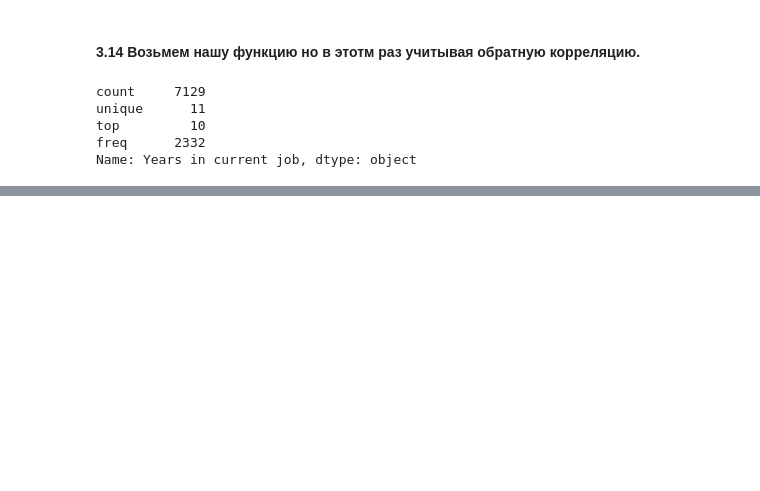
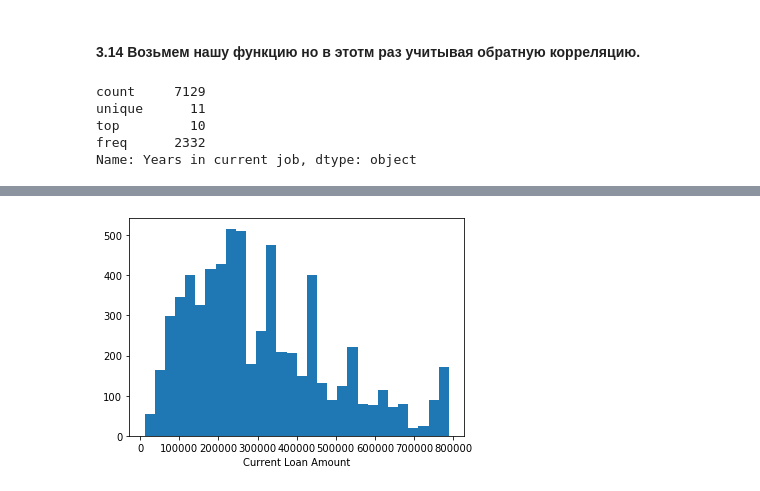
Before and after one commit to dv4silj3v/AI_Course_Q3_C3, a Jupyter notebook: DVasilyev_solution.ipynb, the cells around one changed output, grey strips where cells are left out. Saved outputs shown, nothing was run; the diff lists cells and outputs as text; code cells hidden in the pictures; blank space fills up the shorter version.

```diff
--- a/DVasilyev_solution.ipynb
+++ b/DVasilyev_solution.ipynb
@@ -461,5 +478,5 @@ plt.hist(df['Credit Score'], bins=30);
 # %%
-df.loc[df['Credit Score'].isna(), 'Credit Score'] = df['Credit Score'].mean(skipna = True)
+df.loc[df['Credit Score'].isna(), 'Credit Score'] = 740
 # %%
 len(df)-df.count()
 # %% [output]
@@ -511,0 +541,5 @@ Name: Years in current job, dtype: object
+# %%
+plt.xlabel('Current Loan Amount')
+plt.hist(df.loc[df['Current Loan Amount'] < 2000000, 'Current Loan Amount'], bins=30);
+# %% [output]
+[figure, added]
```
Also changed, not shown: parts of 107 cells of this notebook.
